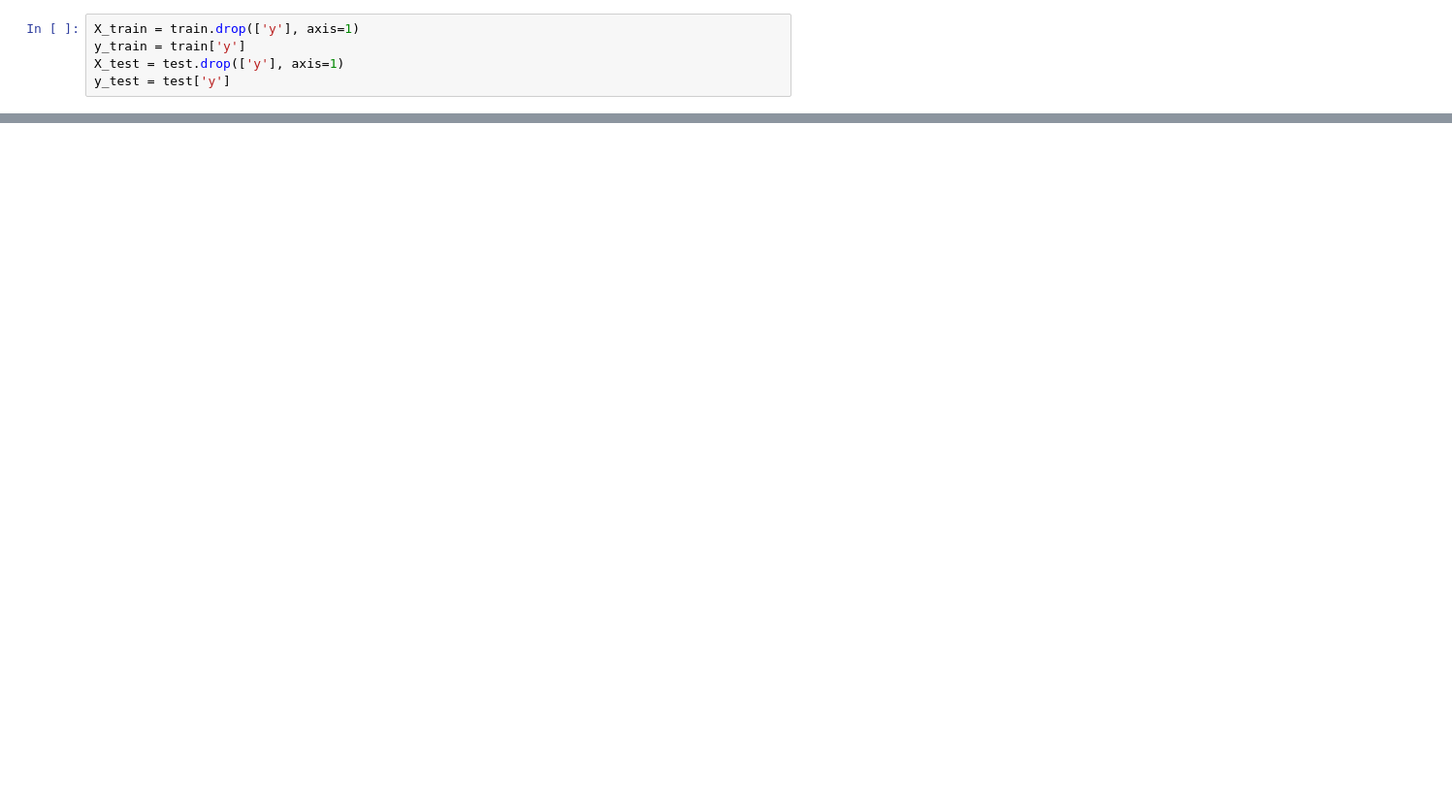
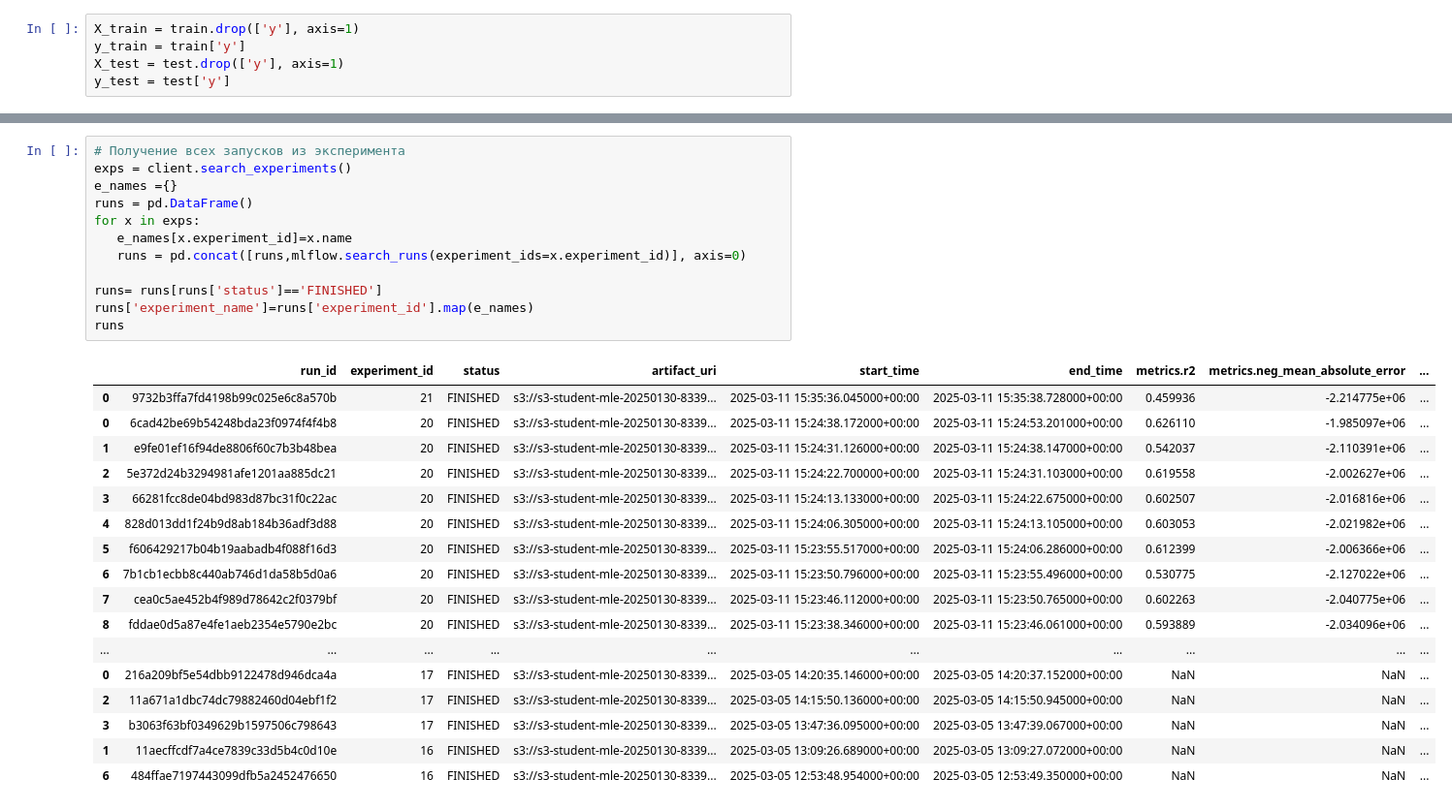
Before and after one commit to AlexKretov/yn, a Jupyter notebook: notebooks/tuning.ipynb, the cells around one changed output, grey strips where cells are left out. Shown at 97% size. Drawn from its saved outputs; the diff is of its cells as text; blank space fills up the shorter version.

```diff
--- a/notebooks/tuning.ipynb
+++ b/notebooks/tuning.ipynb
@@ -238,0 +376,30 @@ Trial 4: RMSE=7116339403512.7676, MAE=2022276.3202, R2=0.6083, MAPE%=0.1662
+# %%
+# Получение всех запусков из эксперимента
+exps = client.search_experiments()
+e_names ={}
+runs = pd.DataFrame()
+for x in exps:
+   e_names[x.experiment_id]=x.name
+   runs = pd.concat([runs,mlflow.search_runs(experiment_ids=x.experiment_id)], axis=0)
+
+runs= runs[runs['status']=='FINISHED']
+runs['experiment_name']=runs['experiment_id'].map(e_names)
+runs
+# %% [output]
+|  | run_id | experiment_id | status | artifact_uri | start_time | end_time | metrics.r2 | metrics.neg_mean_absolute_error | ... |
+| 0 | 9732b3ffa7fd4198b99c025e6c8a570b | 21 | FINISHED | s3://s3-student-mle-20250130-8339... | 2025-03-11 15:35:36.045000+00:00 | 2025-03-11 15:35:38.728000+00:00 | 0.459936 | -2.214775e+06 | ... |
+| 0 | 6cad42be69b54248bda23f0974f4f4b8 | 20 | FINISHED | s3://s3-student-mle-20250130-8339... | 2025-03-11 15:24:38.172000+00:00 | 2025-03-11 15:24:53.201000+00:00 | 0.626110 | -1.985097e+06 | ... |
+| 1 | e9fe01ef16f94de8806f60c7b3b48bea | 20 | FINISHED | s3://s3-student-mle-20250130-8339... | 2025-03-11 15:24:31.126000+00:00 | 2025-03-11 15:24:38.147000+00:00 | 0.542037 | -2.110391e+06 | ... |
+| 2 | 5e372d24b3294981afe1201aa885dc21 | 20 | FINISHED | s3://s3-student-mle-20250130-8339... | 2025-03-11 15:24:22.700000+00:00 | 2025-03-11 15:24:31.103000+00:00 | 0.619558 | -2.002627e+06 | ... |
+| 3 | 66281fcc8de04bd983d87bc31f0c22ac | 20 | FINISHED | s3://s3-student-mle-20250130-8339... | 2025-03-11 15:24:13.133000+00:00 | 2025-03-11 15:24:22.675000+00:00 | 0.602507 | -2.016816e+06 | ... |
+| 4 | 828d013dd1f24b9d8ab184b36adf3d88 | 20 | FINISHED | s3://s3-student-mle-20250130-8339... | 2025-03-11 15:24:06.305000+00:00 | 2025-03-11 15:24:13.105000+00:00 | 0.603053 | -2.021982e+06 | ... |
+| 5 | f606429217b04b19aabadb4f088f16d3 | 20 | FINISHED | s3://s3-student-mle-20250130-8339... | 2025-03-11 15:23:55.517000+00:00 | 2025-03-11 15:24:06.286000+00:00 | 0.612399 | -2.006366e+06 | ... |
+| 6 | 7b1cb1ecbb8c440ab746d1da58b5d0a6 | 20 | FINISHED | s3://s3-student-mle-20250130-8339... | 2025-03-11 15:23:50.796000+00:00 | 2025-03-11 15:23:55.496000+00:00 | 0.530775 | -2.127022e+06 | ... |
+| 7 | cea0c5ae452b4f989d78642c2f0379bf | 20 | FINISHED | s3://s3-student-mle-20250130-8339... | 2025-03-11 15:23:46.112000+00:00 | 2025-03-11 15:23:50.765000+00:00 | 0.602263 | -2.040775e+06 | ... |
+| 8 | fddae0d5a87e4fe1aeb2354e5790e2bc | 20 | FINISHED | s3://s3-student-mle-20250130-8339... | 2025-03-11 15:23:38.346000+00:00 | 2025-03-11 15:23:46.061000+00:00 | 0.593889 | -2.034096e+06 | ... |
+| ... | ... | ... | ... | ... | ... | ... | ... | ... | ... |
+| 0 | 216a209bf5e54dbb9122478d946dca4a | 17 | FINISHED | s3://s3-student-mle-20250130-8339... | 2025-03-05 14:20:35.146000+00:00 | 2025-03-05 14:20:37.152000+00:00 | NaN | NaN | ... |
+| 2 | 11a671a1dbc74dc79882460d04ebf1f2 | 17 | FINISHED | s3://s3-student-mle-20250130-8339... | 2025-03-05 14:15:50.136000+00:00 | 2025-03-05 14:15:50.945000+00:00 | NaN | NaN | ... |
+| 3 | b3063f63bf0349629b1597506c798643 | 17 | FINISHED | s3://s3-student-mle-20250130-8339... | 2025-03-05 13:47:36.095000+00:00 | 2025-03-05 13:47:39.067000+00:00 | NaN | NaN | ... |
+| 1 | 11aecffcdf7a4ce7839c33d5b4c0d10e | 16 | FINISHED | s3://s3-student-mle-20250130-8339... | 2025-03-05 13:09:26.689000+00:00 | 2025-03-05 13:09:27.072000+00:00 | NaN | NaN | ... |
+| 6 | 484ffae7197443099dfb5a2452476650 | 16 | FINISHED | s3://s3-student-mle-20250130-8339... | 2025-03-05 12:53:48.954000+00:00 | 2025-03-05 12:53:49.350000+00:00 | NaN | NaN | ... |
```
Also changed, not shown: parts of 13 cells of this notebook, 9 other files.
